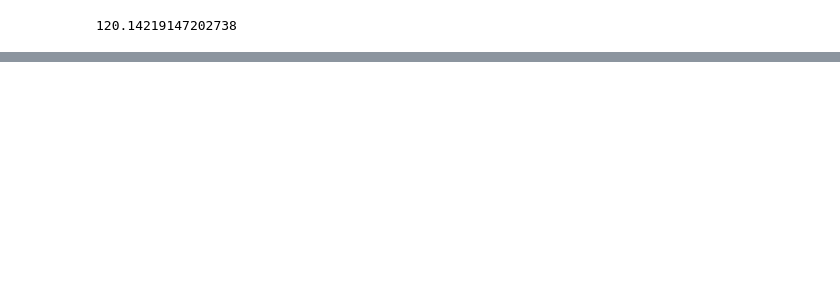
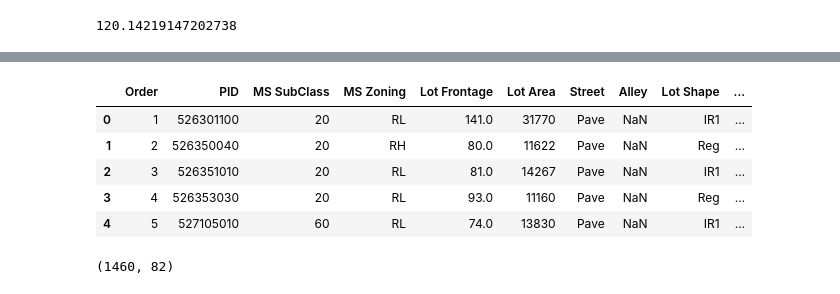
Before and after one commit to Xuehong-pdx/Machine_Learning_Side_Projects, a Jupyter notebook: predicting house sale prices using linear regression.ipynb, the cells around one changed output, grey strips where cells are left out. Cells and saved outputs as stored; diff of their text form; code cells hidden in the pictures; blank space fills up the shorter version.

```diff
--- a/predicting house sale prices using linear regression.ipynb
+++ b/predicting house sale prices using linear regression.ipynb
@@ -266,0 +352,7 @@ print(final_param)
+# %%
+# Convert all of the text columns in train to the categorical data type
+data = pd.read_csv('AmesHousing.txt', delimiter="\t")
+train = data[0:1460]
+test = data[1460:]
+train_null_counts = train.isnull().sum()
+print(train_null_counts)
@@ -266,0 +372,16 @@ print(final_param)
+# %%
+# Select just the columns from the train data frame that contain no missing values
+df_no_mv = train[train_null_counts[train_null_counts==0].index]
+text_cols = df_no_mv.select_dtypes(include =['object']).columns
+train.head()
+# %% [output]
+|  | Order | PID | MS SubClass | MS Zoning | Lot Frontage | Lot Area | Street | Alley | Lot Shape | ... |
+| 0 | 1 | 526301100 | 20 | RL | 141.0 | 31770 | Pave | NaN | IR1 | ... |
+| 1 | 2 | 526350040 | 20 | RH | 80.0 | 11622 | Pave | NaN | Reg | ... |
+| 2 | 3 | 526351010 | 20 | RL | 81.0 | 14267 | Pave | NaN | IR1 | ... |
+| 3 | 4 | 526353030 | 20 | RL | 93.0 | 11160 | Pave | NaN | Reg | ... |
+| 4 | 5 | 527105010 | 60 | RL | 74.0 | 13830 | Pave | NaN | IR1 | ... |
+# %%
+train.shape
+# %% [output]
+(1460, 82)
```
Also changed, not shown: parts of 23 cells of this notebook.
